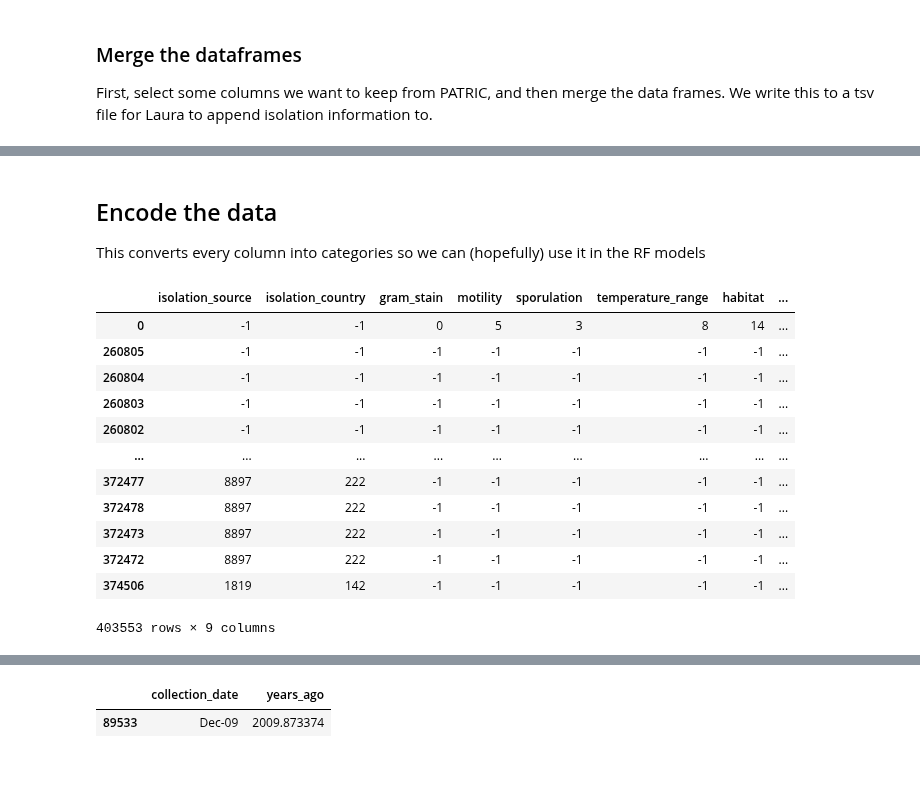
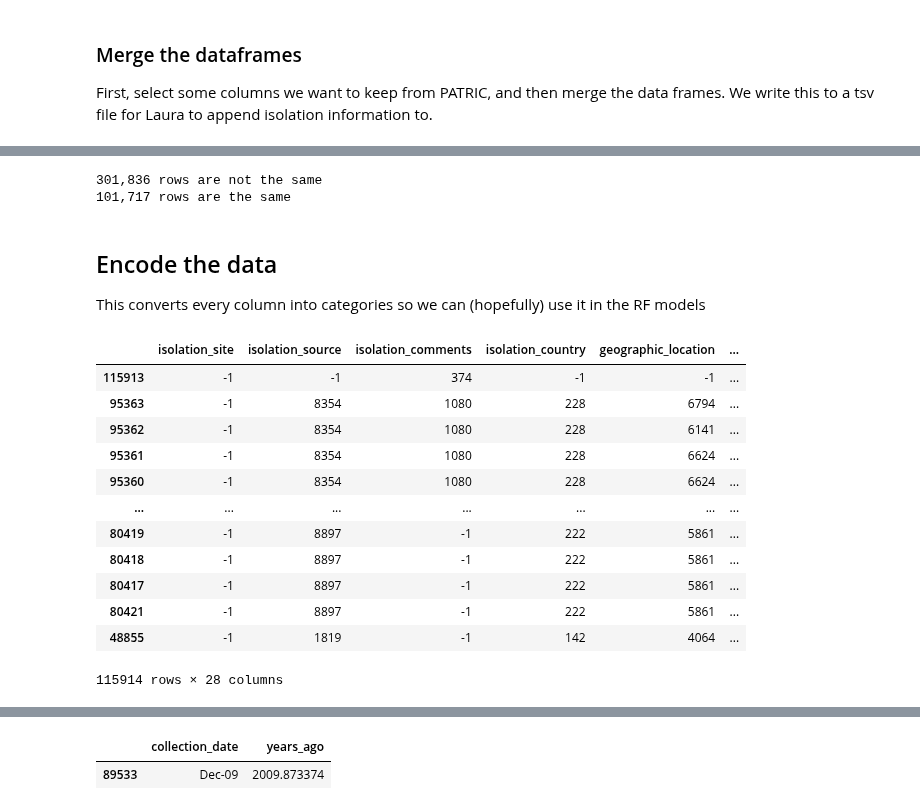
Before and after one commit to linsalrob/PhispyAnalysis, a Jupyter notebook: DataAnalysis/RAST sources.ipynb, the cells around one changed output, grey strips where cells are left out. Drawn from its saved outputs; the diff is of its cells as text; code cells hidden in the pictures; blank space fills up the shorter version.

```diff
--- a/DataAnalysis/RAST sources.ipynb
+++ b/DataAnalysis/RAST sources.ipynb
@@ -314,10 +336,10 @@ few_interesting_cols = [acccol,  'isolation_source',  'isolation_country',  'gra
                     'motility', 'sporulation', 'temperature_range', 'habitat', 'disease', 'years_ago']
 
 
-# tempdf = metadf[interesting_cols]
-tempdf = metadf[few_interesting_cols]
-phagemeta = pd.merge(tempdf, phagesdf, how='right', left_on=acccol, right_on=acccol)
-phagemeta.to_csv(os.path.join('results', 'example_isolations.tsv'), sep='\t')
+tempdf = metadf[interesting_cols]
+# tempdf = metadf[few_interesting_cols]
+phagemeta = pd.merge(tempdf, phagesdf, how='inner', left_on=acccol, right_on=acccol)
+# phagemeta.to_csv(os.path.join('results', 'example_isolations.tsv'), sep='\t')
 # %%
 phagemeta
 # %% [output]
@@ -371,28 +414,46 @@ phagemeta.iloc[:,15:16]
+# %%
+def are_same(x):
+    # currently fixing contig counts, so when that is done delete the next line and uncomment the one after
+    return x['genome_length'] == x['Genome length']
+    # return x['genome_length'] == x['Genome length'] and x['contigs'] == x['Contigs']
+
+
+comparison = pd.merge(metadf[[acccol, 'contigs', 'genome_length']],
+                      phagesdf[[acccol, 'Name', 'Contigs', 'Genome length']],
+                      how='right', left_on=acccol, right_on=acccol)
+
+comparison['same'] = comparison.apply(are_same, axis=1)
+# look for rows that are not the same
+print(f"{comparison[comparison['same']==False].shape[0]:,} rows are not the same")
+print(f"{comparison[comparison['same']==True].shape[0]:,} rows are the same")
+# %% [output]
+301,836 rows are not the same
+101,717 rows are the same
 # %% [markdown]
 ## Encode the data
 
 This converts every column into categories so we can (hopefully) use it in the RF models
 # %%
 pmenc = pd.DataFrame()
-#for c in phagemeta.iloc[:,2:28].columns:
-for c in phagemeta.iloc[:,1:9].columns:
+for c in phagemeta.iloc[:,1:28].columns:
+    #for c in phagemeta.iloc[:,1:9].columns:
     pmenc[c] = phagemeta[c].astype('category').cat.codes
 pmenc['years_ago'] = phagemeta['years_ago'].fillna(-1)
 pmenc.sort_values('years_ago')
 # %% [output]
-|  | isolation_source | isolation_country | gram_stain | motility | sporulation | temperature_range | habitat | ... |
-| 0 | -1 | -1 | 0 | 5 | 3 | 8 | 14 | ... |
-| 260805 | -1 | -1 | -1 | -1 | -1 | -1 | -1 | ... |
-| 260804 | -1 | -1 | -1 | -1 | -1 | -1 | -1 | ... |
-| 260803 | -1 | -1 | -1 | -1 | -1 | -1 | -1 | ... |
-| 260802 | -1 | -1 | -1 | -1 | -1 | -1 | -1 | ... |
-| ... | ... | ... | ... | ... | ... | ... | ... | ... |
-| 372477 | 8897 | 222 | -1 | -1 | -1 | -1 | -1 | ... |
-| 372478 | 8897 | 222 | -1 | -1 | -1 | -1 | -1 | ... |
-| 372473 | 8897 | 222 | -1 | -1 | -1 | -1 | -1 | ... |
-| 372472 | 8897 | 222 | -1 | -1 | -1 | -1 | -1 | ... |
-| 374506 | 1819 | 142 | -1 | -1 | -1 | -1 | -1 | ... |
+|  | isolation_site | isolation_source | isolation_comments | isolation_country | geographic_location | ... |
+| 115913 | -1 | -1 | 374 | -1 | -1 | ... |
+| 95363 | -1 | 8354 | 1080 | 228 | 6794 | ... |
+| 95362 | -1 | 8354 | 1080 | 228 | 6141 | ... |
+| 95361 | -1 | 8354 | 1080 | 228 | 6624 | ... |
+| 95360 | -1 | 8354 | 1080 | 228 | 6624 | ... |
+| ... | ... | ... | ... | ... | ... | ... |
+| 80419 | -1 | 8897 | -1 | 222 | 5861 | ... |
+| 80418 | -1 | 8897 | -1 | 222 | 5861 | ... |
+| 80417 | -1 | 8897 | -1 | 222 | 5861 | ... |
+| 80421 | -1 | 8897 | -1 | 222 | 5861 | ... |
+| 48855 | -1 | 1819 | -1 | 142 | 4064 | ... |
-403553 rows × 9 columns
+115914 rows × 28 columns
 # %%
 phagemeta.loc[47488]
 # %% [output]
```
Also changed, not shown: parts of 16 cells of this notebook, 2 other files.
